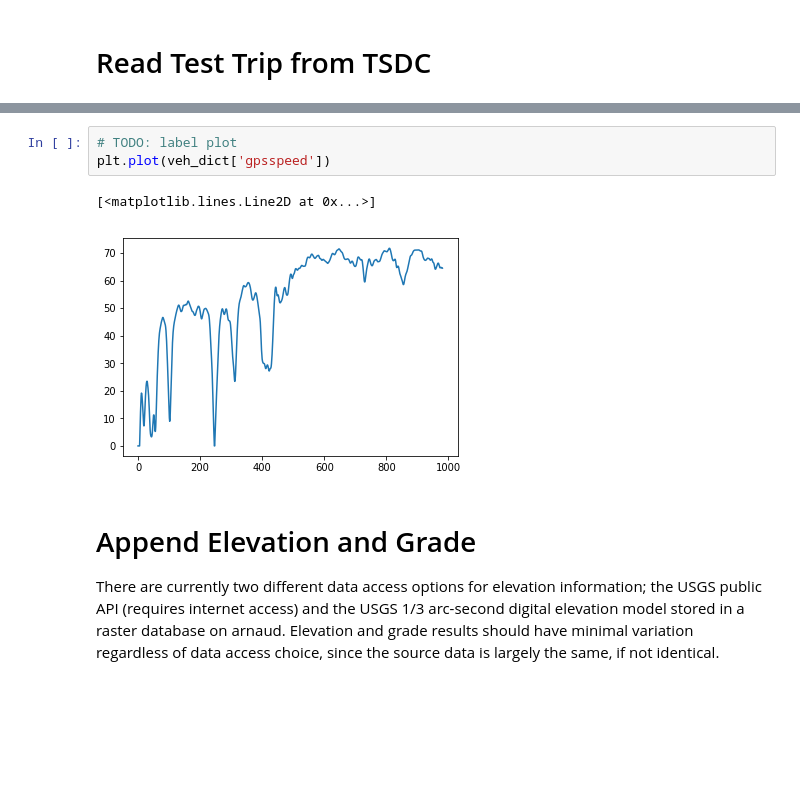
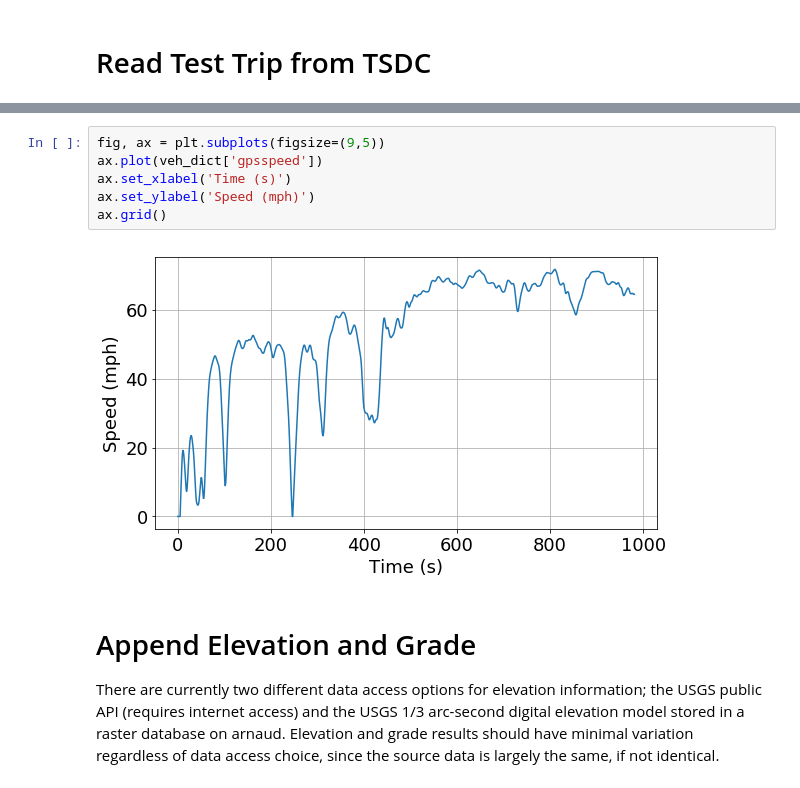
Before and after one commit to NREL/gradeit, a Jupyter notebook: demo/tech_targets_demo.ipynb, the cells around one changed output, grey strips where cells are left out. Drawn from its saved outputs; the diff is of its cells as text; blank space fills up the shorter version.

Commit message:
updated TT demo NB with comparative plotting

```diff
--- a/demo/tech_targets_demo.ipynb
+++ b/demo/tech_targets_demo.ipynb
@@ -48,9 +52,11 @@ Password:  ··········
-# %%
-# TODO: label plot
-plt.plot(veh_dict['gpsspeed'])
-# %% [output]
-[<matplotlib.lines.Line2D at 0x...>]
-[figure, removed]
+# %%
+fig, ax = plt.subplots(figsize=(9,5))
+ax.plot(veh_dict['gpsspeed'])
+ax.set_xlabel('Time (s)')
+ax.set_ylabel('Speed (mph)')
+ax.grid()
+# %% [output]
+[figure, added]
 # %% [markdown]
 # Append Elevation and Grade
 
```
Also changed, not shown: parts of 7 cells of this notebook, 2 other files.
